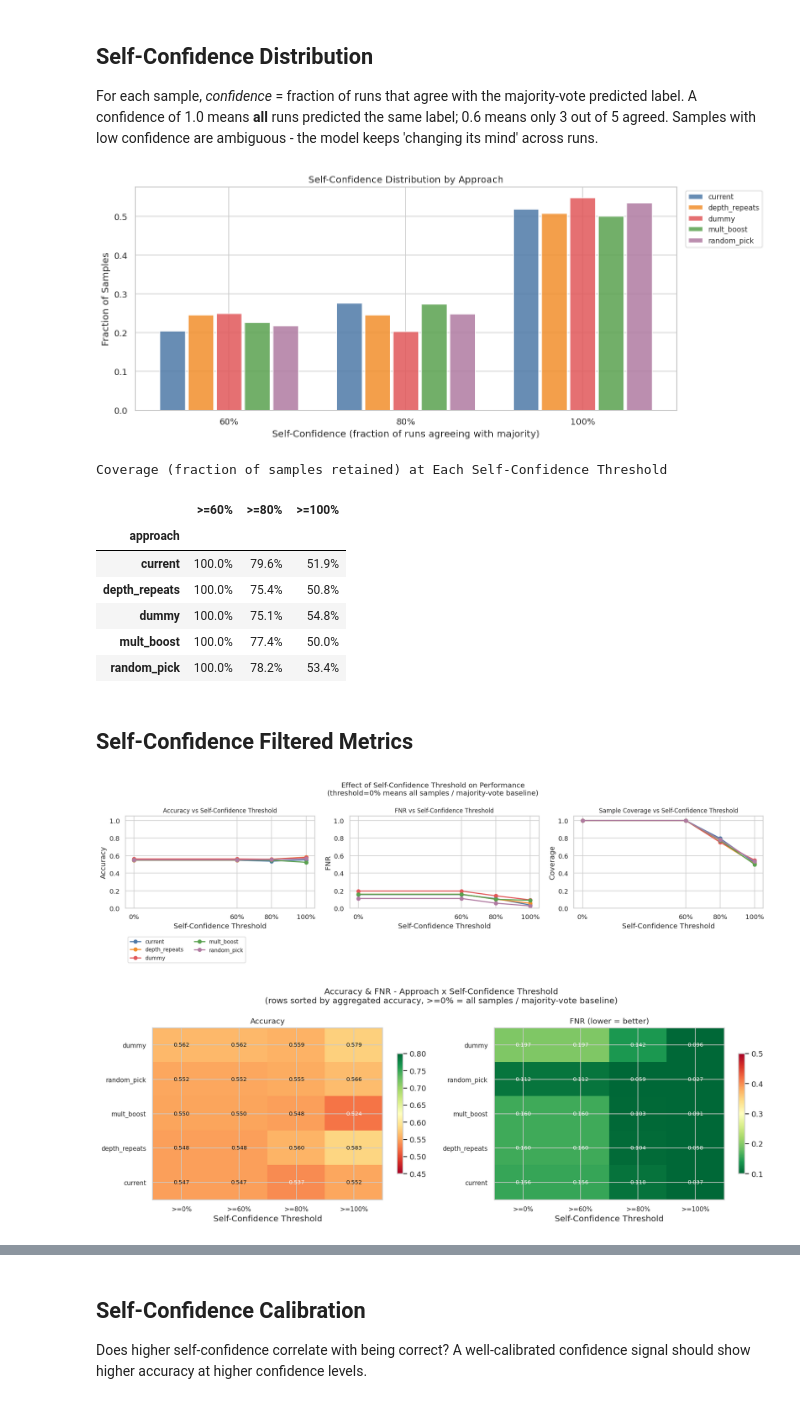
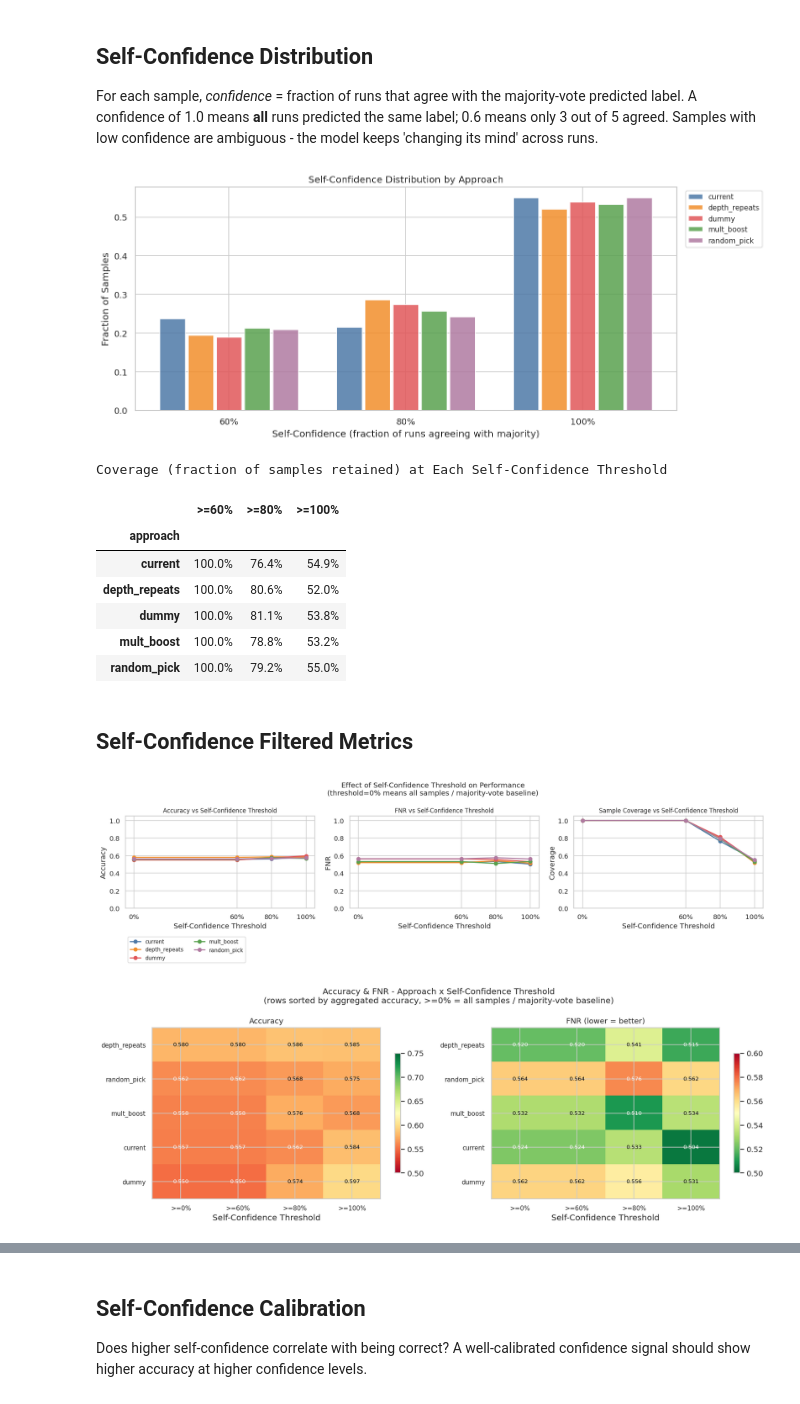
Before and after one commit to vodkar/llm4codesec-framework, a Jupyter notebook: benchmarks/context_assembler_compare_rankings_analysis.ipynb, the cells around one changed output, grey strips where cells are left out. Drawn from its saved outputs; the diff is of its cells as text; code cells hidden in the pictures.

```diff
--- a/benchmarks/context_assembler_compare_rankings_analysis.ipynb
+++ b/benchmarks/context_assembler_compare_rankings_analysis.ipynb
@@ -48,7 +48,7 @@ RESULTS_DIR  = (
     / 'vllm_compare_rankings'
 )
 MODEL_NAME  = 'qwen3-8b-thinking-sc5'
-PROMPT_TYPE = 'step_by_step'
+PROMPT_TYPE = 'strict_exploitable_security'
 
 # Short display name for each approach directory
 APPROACH_DISPLAY = {
@@ -351,15 +351,15 @@ display(
     .set_caption('Coverage (fraction of samples retained) at Each Self-Confidence Threshold')
 )
 # %% [output]
-[figure, old version]
+[figure, new version]
 Coverage (fraction of samples retained) at Each Self-Confidence Threshold
 |  | >=60% | >=80% | >=100% |
 | approach |  |  |  |
-| current | 100.0% | 79.6% | 51.9% |
-| depth_repeats | 100.0% | 75.4% | 50.8% |
-| dummy | 100.0% | 75.1% | 54.8% |
-| mult_boost | 100.0% | 77.4% | 50.0% |
-| random_pick | 100.0% | 78.2% | 53.4% |
+| current | 100.0% | 76.4% | 54.9% |
+| depth_repeats | 100.0% | 80.6% | 52.0% |
+| dummy | 100.0% | 81.1% | 53.8% |
+| mult_boost | 100.0% | 78.8% | 53.2% |
+| random_pick | 100.0% | 79.2% | 55.0% |
 # %% [markdown]
 ## Self-Confidence Filtered Metrics
 # %%
@@ -393,7 +393,7 @@ fig.suptitle(
 fig.tight_layout()
 plt.show()
 # %% [output]
-[figure, old version]
+[figure, new version]
 # %%
 # Heatmaps: accuracy and FNR per (approach, threshold)
 
@@ -402,42 +402,42 @@ thresholds_str = [f'>={t:.0%}' for t in all_thresholds]
 fig, axes = plt.subplots(1, 2, figsize=(14, 5))
 
 for ax, (col, cmap, vmin, vmax, title) in zip(axes, [
-    ('accuracy', 'RdYlGn',   0.45, 0.80, 'Accuracy'),
-    ('FNR',      'RdYlGn_r', 0.10, 0.50, 'FNR (lower = better)'),
+    ('accuracy', 'RdYlGn',   0.5, 0.75, 'Accuracy'),
+    ('FNR',      'RdYlGn_r', 0.50, 0.60, 'FNR (lower = better)'),
 ]):
     pivot = (
         full_conf_df
         .assign(thr_label=lambda df: df['threshold'].map(lambda t: f'>={t:.0%}'))
         .pivot_table(index='approach', columns='thr_label', values=col, aggfunc='first')
         .reindex(index=approaches_by_agg_acc, columns=thresholds_str)
     )
     im = ax.imshow(pivot.values.astype(float), cmap=cmap,
                    vmin=vmin, vmax=vmax, aspect='auto')
     ax.set_xticks(range(len(thresholds_str)))
     ax.set_xticklabels(thresholds_str, fontsize=9)
     ax.set_yticks(range(len(approaches_by_agg_acc)))
     ax.set_yticklabels(approaches_by_agg_acc, fontsize=9)
     ax.set_xlabel('Self-Confidence Threshold')
     ax.set_title(title, fontsize=11)
     for i, ap in enumerate(approaches_by_agg_acc):
         for j, tl in enumerate(thresholds_str):
             v = pivot.loc[ap, tl]
             if not np.isnan(v):
                 mid_lo = vmin + 0.25 * (vmax - vmin)
                 mid_hi = vmin + 0.75 * (vmax - vmin)
                 tc = 'black' if mid_lo < v < mid_hi else 'white'
                 ax.text(j, i, f'{v:.3f}', ha='center', va='center', fontsize=8, color=tc)
     plt.colorbar(im, ax=ax, shrink=0.7)
 
 fig.suptitle(
     'Accuracy & FNR - Approach x Self-Confidence Threshold\n'
     '(rows sorted by aggregated accuracy, >=0% = all samples / majority-vote baseline)',
     fontsize=12,
 )
 fig.tight_layout()
 plt.show()
 # %% [output]
-[figure, old version]
+[figure, new version]
 # %%
 # Detailed metrics table at each threshold
 
```
Also changed, not shown: parts of 8 cells of this notebook, 8 other files.
